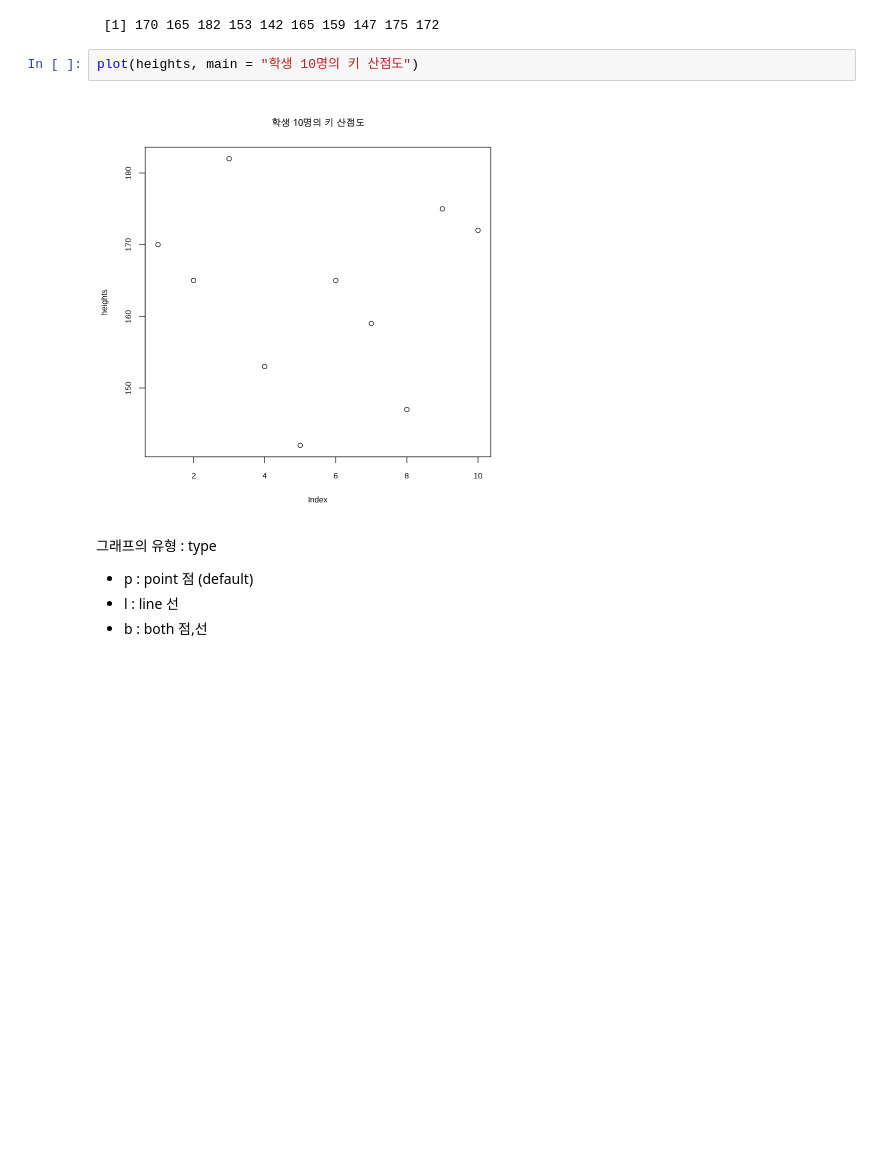
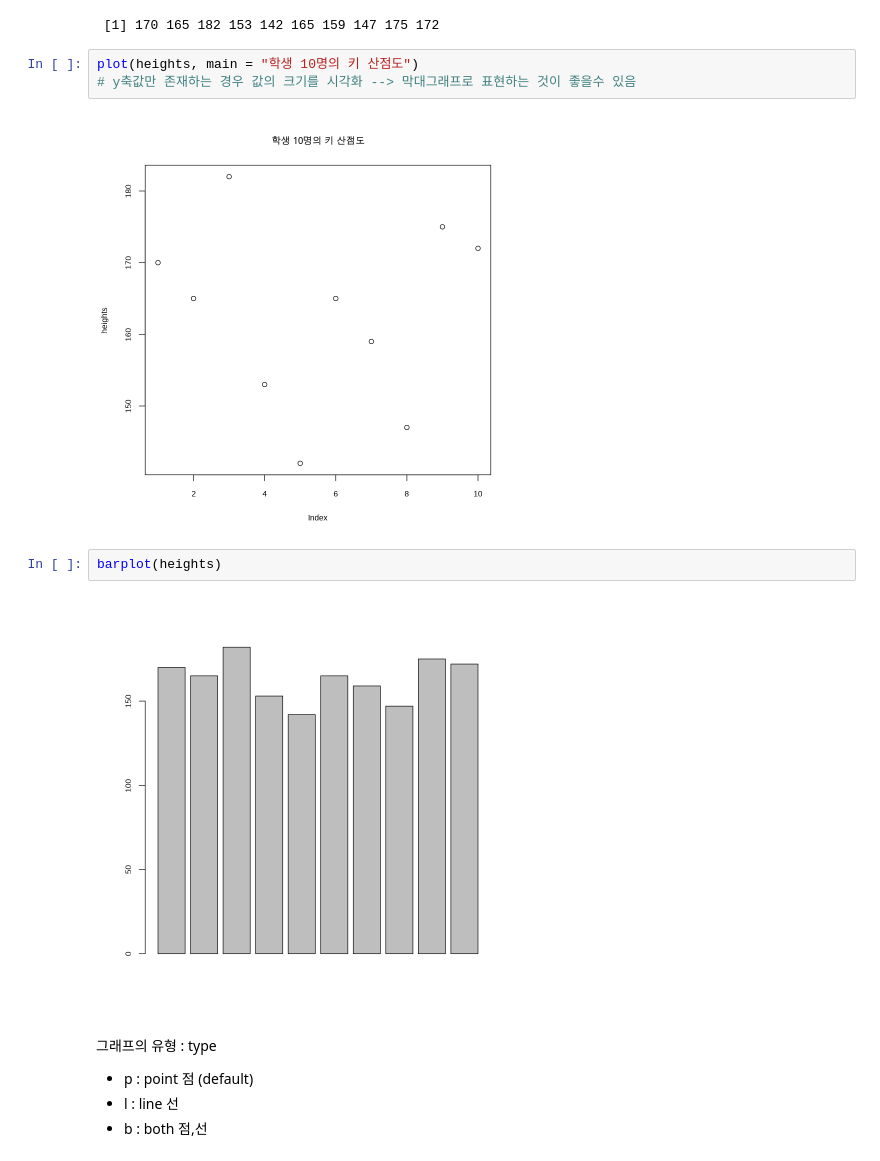
Before and after one commit to gyujin0450/Rstudy, a Jupyter notebook: 401_연속형데이터시각화.ipynb, the cells around one changed output. Cells and saved outputs as stored; diff of their text form; blank space fills up the shorter version.

```diff
--- a/401_연속형데이터시각화.ipynb
+++ b/401_연속형데이터시각화.ipynb
@@ -35,8 +35,13 @@ heights
  [1] 170 165 182 153 142 165 159 147 175 172
 # %%
 plot(heights, main = "학생 10명의 키 산점도")
+# y축값만 존재하는 경우 값의 크기를 시각화 --> 막대그래프로 표현하는 것이 좋을수 있음
 # %% [output]
 [figure]
+# %%
+barplot(heights)
+# %% [output]
+[figure, added]
 # %% [markdown]
 그래프의 유형 : type
 - p : point 점 (default)
```
Also changed, not shown: parts of 25 cells of this notebook.
